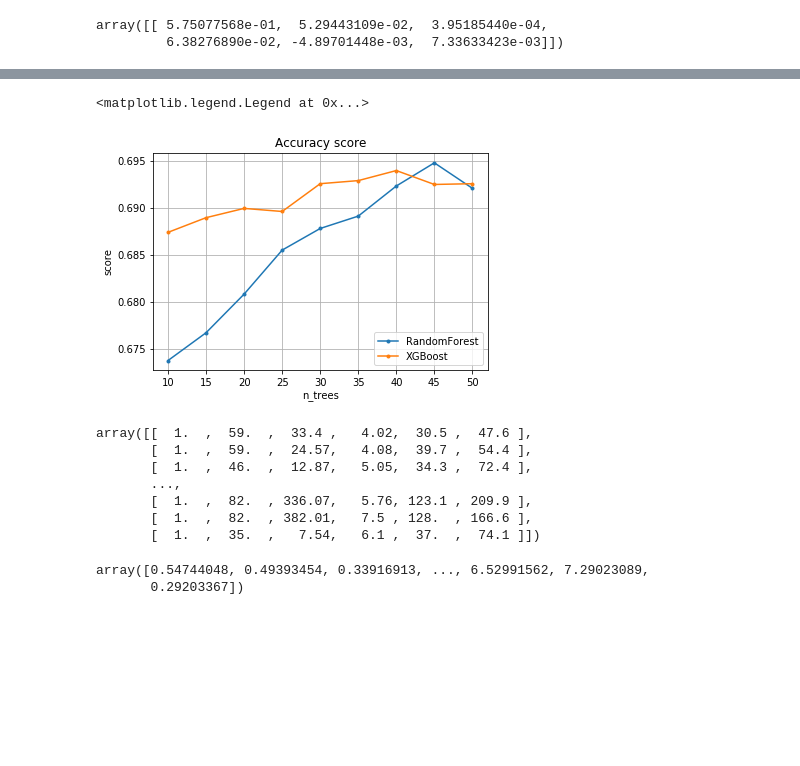
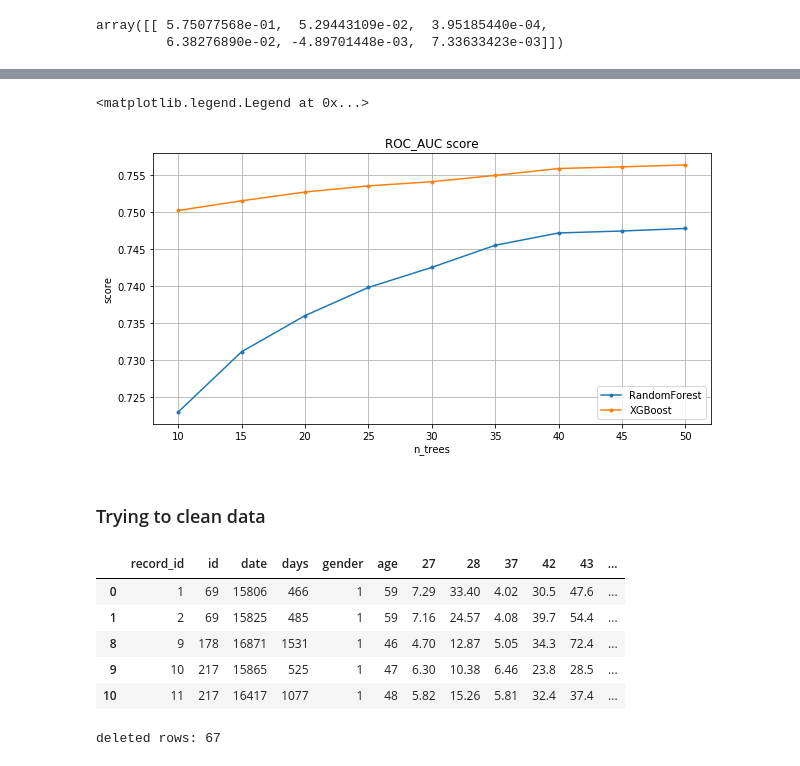
Before and after one commit to snp600/diabetes, a Jupyter notebook: model.ipynb, the cells around one changed output, grey strips where cells are left out. Saved outputs shown, nothing was run; the diff lists cells and outputs as text; code cells hidden in the pictures; blank space fills up the shorter version.

```diff
--- a/model.ipynb
+++ b/model.ipynb
@@ -76,14 +77,24 @@ range(10, 55, 5)
-# %%
-scoring = []
-for n_tree in range(10, 55, 5):
-    estimator = ensemble.RandomForestClassifier(n_estimators = n_tree, min_samples_split=5, random_state=1)
-    score = cross_val_score(estimator, X, y, scoring = 'accuracy', cv = skf)
-    scoring.append(score)
-scoring = np.asmatrix(scoring)
 # %%
+n_trees = range(10, 55, 5)
+
+scoring = []
+for n_tree in n_trees:
+    estimator = ensemble.RandomForestClassifier(n_estimators = n_tree, min_samples_split=5, random_state=1)
+    score = cross_val_score(estimator, X, y, scoring = 'accuracy', cv = skf)
+    scoring.append(score)
+scoring = np.asmatrix(scoring)
+
 xgb_scoring = []
-for n_tree in range(10, 55, 5):
+for n_tree in n_trees:
     estimator = xgb.XGBClassifier(learning_rate=0.1, max_depth=5, n_estimators=n_tree, min_child_weight=3)
     score = cross_val_score(estimator, X, y, scoring = 'accuracy', cv = skf)
     xgb_scoring.append(score)
 xgb_scoring = np.asmatrix(xgb_scoring)
+
+pylab.plot(n_trees, scoring.mean(axis = 1), marker='.', label='RandomForest')
+pylab.plot(n_trees, xgb_scoring.mean(axis = 1), marker='.', label='XGBoost')
+pylab.grid(True)
+pylab.xlabel('n_trees')
+pylab.ylabel('score')
+pylab.title('Accuracy score')
+pylab.legend(loc='lower right')
@@ -90,12 +104,28 @@ xgb_scoring = np.asmatrix(xgb_scoring)
 # %%
 n_trees = range(10, 55, 5)
+
+scoring = []
+for n_tree in n_trees:
+    estimator = ensemble.RandomForestClassifier(n_estimators = n_tree, min_samples_split=5, random_state=1)
+    score = cross_val_score(estimator, X, y, scoring = 'roc_auc', cv = skf)
+    scoring.append(score)
+scoring = np.asmatrix(scoring)
+
+xgb_scoring = []
+for n_tree in n_trees:
+    estimator = xgb.XGBClassifier(learning_rate=0.1, max_depth=5, n_estimators=n_tree, min_child_weight=3)
+    score = cross_val_score(estimator, X, y, scoring = 'roc_auc', cv = skf)
+    xgb_scoring.append(score)
+xgb_scoring = np.asmatrix(xgb_scoring)
+
+
 pylab.plot(n_trees, scoring.mean(axis = 1), marker='.', label='RandomForest')
 pylab.plot(n_trees, xgb_scoring.mean(axis = 1), marker='.', label='XGBoost')
 pylab.grid(True)
 pylab.xlabel('n_trees')
 pylab.ylabel('score')
-pylab.title('Accuracy score')
+pylab.title('ROC_AUC score')
 pylab.legend(loc='lower right')
 # %% [output]
 <matplotlib.legend.Legend at 0x...>
-[figure, old version]
+[figure, new version]
@@ -119,15 +132,19 @@ xgb_scoring = np.asmatrix(xgb_scoring)
-# %%
-X
-# %% [output]
-array([[  1.  ,  59.  ,  33.4 ,   4.02,  30.5 ,  47.6 ],
-       [  1.  ,  59.  ,  24.57,   4.08,  39.7 ,  54.4 ],
-       [  1.  ,  46.  ,  12.87,   5.05,  34.3 ,  72.4 ],
-       ...,
-       [  1.  ,  82.  , 336.07,   5.76, 123.1 , 209.9 ],
-       [  1.  ,  82.  , 382.01,   7.5 , 128.  , 166.6 ],
-       [  1.  ,  35.  ,   7.54,   6.1 ,  37.  ,  74.1 ]])
-# %%
-X_scaled.mean(axis=1)
-# %% [output]
-array([0.54744048, 0.49393454, 0.33916913, ..., 6.52991562, 7.29023089,
-       0.29203367])
+# %% [markdown]
+### Trying to clean data
+# %%
+df.head()
+# %% [output]
+|  | record_id | id | date | days | gender | age | 27 | 28 | 37 | 42 | 43 | ... |
+| 0 | 1 | 69 | 15806 | 466 | 1 | 59 | 7.29 | 33.40 | 4.02 | 30.5 | 47.6 | ... |
+| 1 | 2 | 69 | 15825 | 485 | 1 | 59 | 7.16 | 24.57 | 4.08 | 39.7 | 54.4 | ... |
+| 8 | 9 | 178 | 16871 | 1531 | 1 | 46 | 4.70 | 12.87 | 5.05 | 34.3 | 72.4 | ... |
+| 9 | 10 | 217 | 15865 | 525 | 1 | 47 | 6.30 | 10.38 | 6.46 | 23.8 | 28.5 | ... |
+| 10 | 11 | 217 | 16417 | 1077 | 1 | 48 | 5.82 | 15.26 | 5.81 | 32.4 | 37.4 | ... |
+# %%
+df2 = df[df['28'] < 70]
+df2 = df2[df2['37'] < 15]
+df2 = df2[df2['42'] < 250]
+df2 = df2[df2['43'] < 400]
+print("deleted rows: " + str(df.shape[0] - df2.shape[0]))
+# %% [output]
+deleted rows: 67
```
Also changed, not shown: parts of 10 cells of this notebook.
